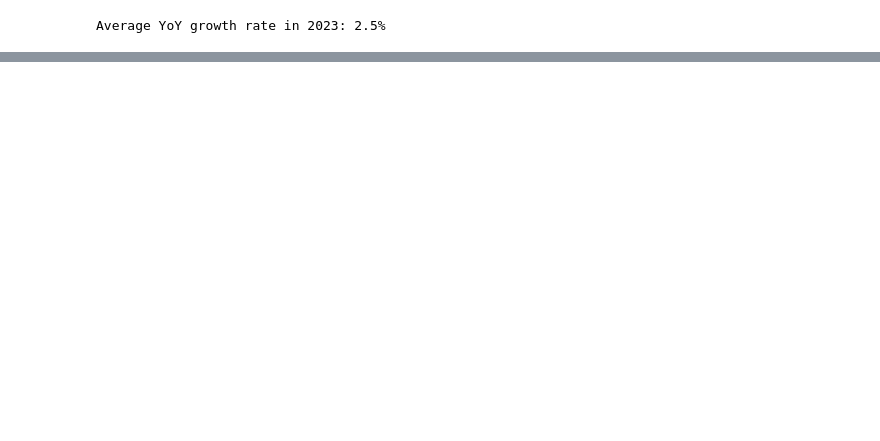
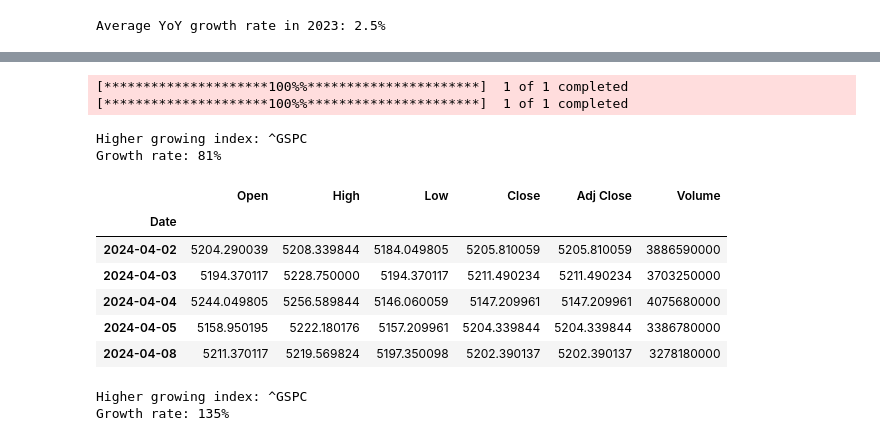
Before and after one commit to thaiphi/Stock-Markets-Analytics-2024, a Jupyter notebook: Homework_1_Intro_and_Data_Souces_for_Stock_Markets_Analytics_Zoomcamp_2024.ipynb, the cells around one changed output, grey strips where cells are left out. Saved outputs shown, nothing was run; the diff lists cells and outputs as text; code cells hidden in the pictures; blank space fills up the shorter version.

```diff
--- a/Homework_1_Intro_and_Data_Souces_for_Stock_Markets_Analytics_Zoomcamp_2024.ipynb
+++ b/Homework_1_Intro_and_Data_Souces_for_Stock_Markets_Analytics_Zoomcamp_2024.ipynb
@@ -96,0 +242,73 @@ Average YoY growth rate in 2023: 2.5%
+# %%
+# Download historical data for S&P 500 (^GSPC) and IPC Mexico (^MXX)
+gspc_data = pd.DataFrame()
+mxx_data = pd.DataFrame()
+gspc_data = yf.download('^GSPC', start='2019-04-09', end='2024-04-09')
+mxx_data = yf.download('^MXX', start='2019-04-09', end='2024-04-09')
+# %% [output]
+[*********************100%%**********************]  1 of 1 completed
+[*********************100%%**********************]  1 of 1 completed
+# %%
+# Calculate the 5-year growth for each index
+gspc_start_price = gspc_data['Adj Close'].iloc[0]
+gspc_end_price = gspc_data['Adj Close'].iloc[-1]
+gspc_growth = ((gspc_end_price / gspc_start_price) - 1) * 100
+
+mxx_start_price = mxx_data['Adj Close'].iloc[0]
+mxx_end_price = mxx_data['Adj Close'].iloc[-1]
+mxx_growth = ((mxx_end_price / mxx_start_price) - 1) * 100
+
+# Determine the higher growing index and its growth rate
+higher_growing_index = '^GSPC' if gspc_growth > mxx_growth else '^MXX'
+higher_growth_rate = round(gspc_growth) if gspc_growth > mxx_growth else round(mxx_growth)
+
+# Print the results
+print(f"Higher growing index: {higher_growing_index}")
+print(f"Growth rate: {higher_growth_rate}%")
+# %% [output]
+Higher growing index: ^GSPC
+Growth rate: 81%
+# %%
+gspc_data.tail()
+# %% [output]
+|  | Open | High | Low | Close | Adj Close | Volume |
+| Date |  |  |  |  |  |  |
+| 2024-04-02 | 5204.290039 | 5208.339844 | 5184.049805 | 5205.810059 | 5205.810059 | 3886590000 |
+| 2024-04-03 | 5194.370117 | 5228.750000 | 5194.370117 | 5211.490234 | 5211.490234 | 3703250000 |
+| 2024-04-04 | 5244.049805 | 5256.589844 | 5146.060059 | 5147.209961 | 5147.209961 | 4075680000 |
+| 2024-04-05 | 5158.950195 | 5222.180176 | 5157.209961 | 5204.339844 | 5204.339844 | 3386780000 |
+| 2024-04-08 | 5211.370117 | 5219.569824 | 5197.350098 | 5202.390137 | 5202.390137 | 3278180000 |
+# %%
+# Connect to DuckDB
+con = duckdb.connect(database=':memory:', read_only=False)
+
+# Write the Pandas DataFrames to DuckDB
+con.register('gspc_data', gspc_data)
+con.register('mxx_data', mxx_data)
+
+# Calculate the 5-year growth for each index
+result = con.execute('''
+    SELECT
+        (MAX(gspc_data."Adj Close") - MIN(gspc_data."Adj Close")) / MIN(gspc_data."Adj Close") * 100 AS gspc_growth,
+        (MAX(mxx_data."Adj Close") - MIN(mxx_data."Adj Close")) / MIN(mxx_data."Adj Close") * 100 AS mxx_growth
+    FROM
+        gspc_data, mxx_data
+''')
+
+# Fetch the result as a DataFrame
+growth_df = result.fetchdf()
+
+# Determine the higher growing index and its growth rate
+if growth_df['gspc_growth'][0] > growth_df['mxx_growth'][0]:
+    higher_growing_index = '^GSPC'
+    higher_growth_rate = round(growth_df['gspc_growth'][0])
+else:
+    higher_growing_index = '^MXX'
+    higher_growth_rate = round(growth_df['mxx_growth'][0])
+
+# Print the results
+print(f"Higher growing index: {higher_growing_index}")
+print(f"Growth rate: {higher_growth_rate}%")
+# %% [output]
+Higher growing index: ^GSPC
+Growth rate: 135%
```
Also changed, not shown: parts of 19 cells of this notebook.
